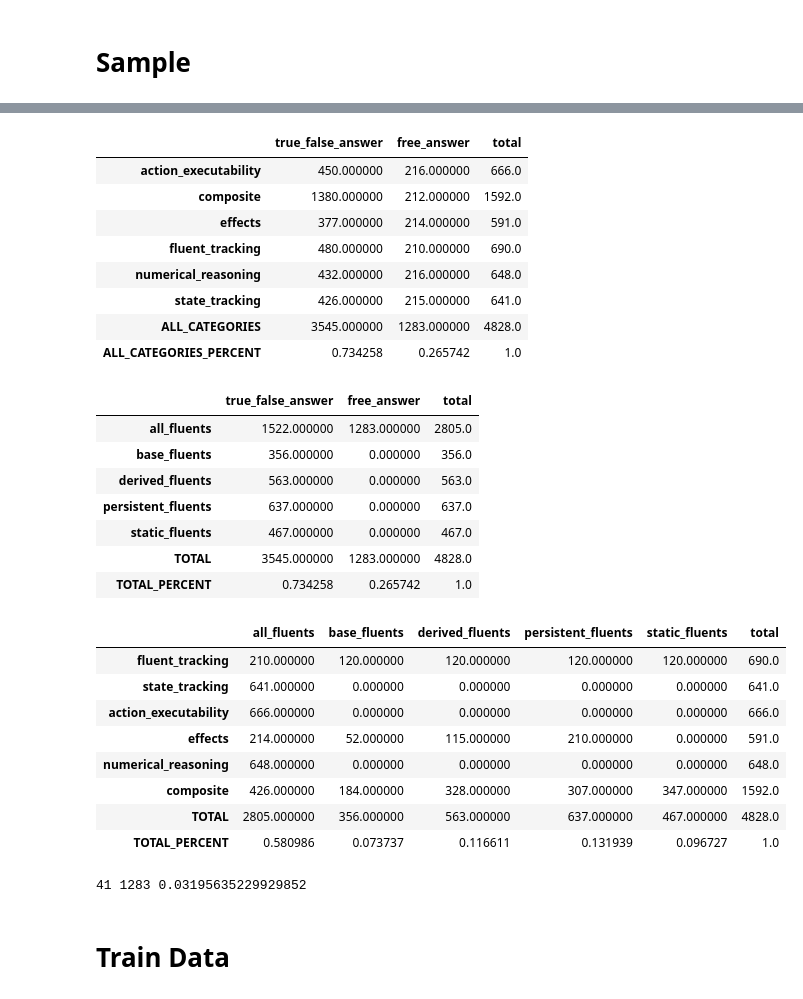
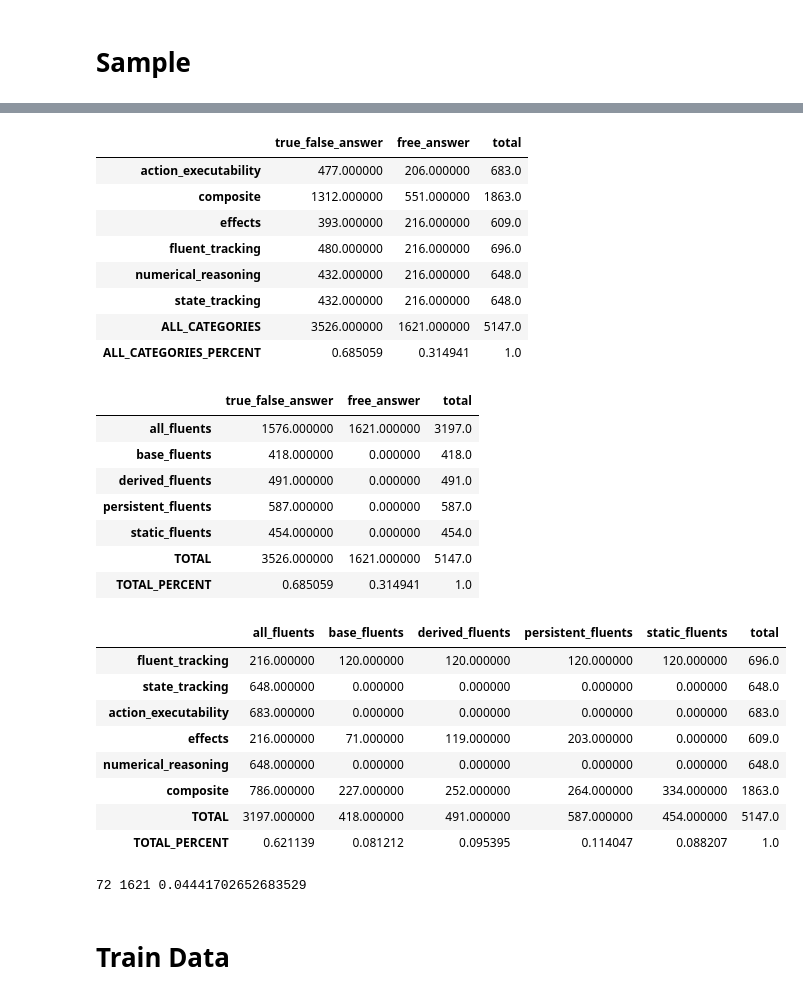
Before and after one commit to izuminka/reasoning_about_actions, a Jupyter notebook: questions_construction/train_test_split.ipynb, the cells around one changed output, grey strips where cells are left out. Drawn from its saved outputs; the diff is of its cells as text; code cells hidden in the pictures.

Commit message:
key related fixes,questions_iter_3_helper

```diff
--- a/questions_construction/train_test_split.ipynb
+++ b/questions_construction/train_test_split.ipynb
@@ -183,7 +187,7 @@ def sample_test_data(data_domain_all, questions_no_sub_by_id, selected_plan_leng
     selected_ids = []
     data_by_category = defaultdict(list)
     for d in data_all:
-        question_id = d['id']
+        question_id = d[OUT_OBJ_ID]
         q = questions_no_sub_by_id[question_id]
 
         key1, key2, key3, key4, key5 = output_keys(q)
@@ -199,11 +203,11 @@ def sample_test_data(data_domain_all, questions_no_sub_by_id, selected_plan_leng
 
         if key1 == 'action_executability':
             if key2 != 'free':
-                max_per_category = 4*MAX_PER_CATEGORY
+                max_per_category = 3.6*MAX_PER_CATEGORY
 
         if key1 == 'effects':
             if key2 != 'free':
-                max_per_category = 4*MAX_PER_CATEGORY
+                max_per_category = 5*MAX_PER_CATEGORY
             else:
                 max_per_category = MAX_PER_CATEGORY
 
@@ -215,7 +219,9 @@ def sample_test_data(data_domain_all, questions_no_sub_by_id, selected_plan_leng
 
         if key1 == 'composite':
             if key2 != 'free':
-                max_per_category = MAX_PER_CATEGORY*3
+                max_per_category = MAX_PER_CATEGORY*2.5
+            else:
+                max_per_category = MAX_PER_CATEGORY*15
 
             if key3 == BASE_FLUENTS:
                 max_per_category = max_per_category*10
@@ -241,4 +247,8 @@ for selected_plan_length in [1,10,19]:
     ids = sample_test_data(data_domain_all, questions_no_sub_by_id, selected_plan_length, instances_id_ls)
     print(len(ids))
     final_test_ids.extend(ids)
+
+none_freq = none_frequency({id: questions_by_id[id][WITHOUT_RANDOM_SUB] for id in final_test_ids})
+final_test_ids = keep_some_nones(questions_by_id, final_test_ids, prob_of_getting_none/(none_freq*1.1))
+print(none_frequency({id: questions_by_id[id][WITHOUT_RANDOM_SUB] for id in final_test_ids}))
 # %% [output]
@@ -297,66 +287,66 @@ defaultdict(<class 'int'>, {'all_fluents': 2805, 'derived_fluents': 563, 'static
 # %%
-import pandas as pd
-
-
 df = pd.DataFrame(0, index=sorted(QUESTION_CATEGORIES), columns=[TRUE_FALSE_ANSWER_TYPE, FREE_ANSWER_TYPE])
-for q_id in selected_ids:
+for q_id in final_test_ids:
     d = questions_no_sub_by_id[q_id]
     df.loc[d[OUT_OBJ_QUESTION_CATEGORY]][d[OUT_OBJ_ANSWER_TYPE]] += 1
 df['total'] = df.sum(axis=1)
 df.loc['ALL_CATEGORIES'] = df.sum(axis=0)
 df.loc['ALL_CATEGORIES_PERCENT'] = df.loc['ALL_CATEGORIES']/df.loc['ALL_CATEGORIES']['total']
+df.to_csv('test.stats.by_question_cat.csv')
 df
 # %% [output]
 |  | true_false_answer | free_answer | total |
-| action_executability | 450.000000 | 216.000000 | 666.0 |
-| composite | 1380.000000 | 212.000000 | 1592.0 |
-| effects | 377.000000 | 214.000000 | 591.0 |
-| fluent_tracking | 480.000000 | 210.000000 | 690.0 |
+| action_executability | 477.000000 | 206.000000 | 683.0 |
+| composite | 1312.000000 | 551.000000 | 1863.0 |
+| effects | 393.000000 | 216.000000 | 609.0 |
+| fluent_tracking | 480.000000 | 216.000000 | 696.0 |
 | numerical_reasoning | 432.000000 | 216.000000 | 648.0 |
-| state_tracking | 426.000000 | 215.000000 | 641.0 |
-| ALL_CATEGORIES | 3545.000000 | 1283.000000 | 4828.0 |
-| ALL_CATEGORIES_PERCENT | 0.734258 | 0.265742 | 1.0 |
+| state_tracking | 432.000000 | 216.000000 | 648.0 |
+| ALL_CATEGORIES | 3526.000000 | 1621.000000 | 5147.0 |
+| ALL_CATEGORIES_PERCENT | 0.685059 | 0.314941 | 1.0 |
 # %%
 df = pd.DataFrame(0, index=sorted([BASE_FLUENTS, DERIVED_FLUENTS, PERSISTENT_FLUENTS, STATIC_FLUENTS, FLUENT_TYPES_ALL]), columns=[TRUE_FALSE_ANSWER_TYPE, FREE_ANSWER_TYPE])
-for q_id in selected_ids:
+for q_id in final_test_ids:
     d = questions_no_sub_by_id[q_id]
     df.loc[d[OUT_OBJ_FLUENT_TYPE]][d[OUT_OBJ_ANSWER_TYPE]] += 1
 df['total'] = df.sum(axis=1)
 df.loc['TOTAL'] = df.sum(axis=0)
 df.loc['TOTAL_PERCENT'] = df.loc['TOTAL']/df.loc['TOTAL']['total']
+df.to_csv('test.stats.by_fluents.csv')
 df
 # %% [output]
 |  | true_false_answer | free_answer | total |
-| all_fluents | 1522.000000 | 1283.000000 | 2805.0 |
-| base_fluents | 356.000000 | 0.000000 | 356.0 |
-| derived_fluents | 563.000000 | 0.000000 | 563.0 |
-| persistent_fluents | 637.000000 | 0.000000 | 637.0 |
-| static_fluents | 467.000000 | 0.000000 | 467.0 |
-| TOTAL | 3545.000000 | 1283.000000 | 4828.0 |
-| TOTAL_PERCENT | 0.734258 | 0.265742 | 1.0 |
+| all_fluents | 1576.000000 | 1621.000000 | 3197.0 |
+| base_fluents | 418.000000 | 0.000000 | 418.0 |
+| derived_fluents | 491.000000 | 0.000000 | 491.0 |
+| persistent_fluents | 587.000000 | 0.000000 | 587.0 |
+| static_fluents | 454.000000 | 0.000000 | 454.0 |
+| TOTAL | 3526.000000 | 1621.000000 | 5147.0 |
+| TOTAL_PERCENT | 0.685059 | 0.314941 | 1.0 |
 # %%
 df = pd.DataFrame(0, index=QUESTION_CATEGORIES, columns=sorted([BASE_FLUENTS, DERIVED_FLUENTS, PERSISTENT_FLUENTS, STATIC_FLUENTS, FLUENT_TYPES_ALL]))
-for q_id in selected_ids:
+for q_id in final_test_ids:
     d = questions_no_sub_by_id[q_id]
     df.loc[d[OUT_OBJ_QUESTION_CATEGORY]][d[OUT_OBJ_FLUENT_TYPE]] += 1
 df['total'] = df.sum(axis=1)
 df.loc['TOTAL'] = df.sum(axis=0)
 df.loc['TOTAL_PERCENT'] = df.loc['TOTAL']/df.loc['TOTAL']['total']
+df.to_csv('test.stats.by_fluents.by_question_cat.csv')
 df
 # %% [output]
 |  | all_fluents | base_fluents | derived_fluents | persistent_fluents | static_fluents | total |
-| fluent_tracking | 210.000000 | 120.000000 | 120.000000 | 120.000000 | 120.000000 | 690.0 |
-| state_tracking | 641.000000 | 0.000000 | 0.000000 | 0.000000 | 0.000000 | 641.0 |
-| action_executability | 666.000000 | 0.000000 | 0.000000 | 0.000000 | 0.000000 | 666.0 |
-| effects | 214.000000 | 52.000000 | 115.000000 | 210.000000 | 0.000000 | 591.0 |
+| fluent_tracking | 216.000000 | 120.000000 | 120.000000 | 120.000000 | 120.000000 | 696.0 |
+| state_tracking | 648.000000 | 0.000000 | 0.000000 | 0.000000 | 0.000000 | 648.0 |
+| action_executability | 683.000000 | 0.000000 | 0.000000 | 0.000000 | 0.000000 | 683.0 |
+| effects | 216.000000 | 71.000000 | 119.000000 | 203.000000 | 0.000000 | 609.0 |
 | numerical_reasoning | 648.000000 | 0.000000 | 0.000000 | 0.000000 | 0.000000 | 648.0 |
-| composite | 426.000000 | 184.000000 | 328.000000 | 307.000000 | 347.000000 | 1592.0 |
-| TOTAL | 2805.000000 | 356.000000 | 563.000000 | 637.000000 | 467.000000 | 4828.0 |
-| TOTAL_PERCENT | 0.580986 | 0.073737 | 0.116611 | 0.131939 | 0.096727 | 1.0 |
+| composite | 786.000000 | 227.000000 | 252.000000 | 264.000000 | 334.000000 | 1863.0 |
+| TOTAL | 3197.000000 | 418.000000 | 491.000000 | 587.000000 | 454.000000 | 5147.0 |
+| TOTAL_PERCENT | 0.621139 | 0.081212 | 0.095395 | 0.114047 | 0.088207 | 1.0 |
 # %%
 total_nones=0
 total_free = 0
-for qid in selected_ids:
+for qid in final_test_ids:
     q = questions_no_sub_by_id[qid]
     if q[OUT_OBJ_ANSWER_TYPE] == FREE_ANSWER_TYPE:
         total_free += 1
@@ -364,5 +354,5 @@ for qid in selected_ids:
             total_nones += 1
 print(total_nones, total_free, total_nones/total_free)
 # %% [output]
-41 1283 0.03195635229929852
+72 1621 0.04441702652683529
 # %%
```
Also changed, not shown: parts of 21 cells of this notebook, 2 other files.
